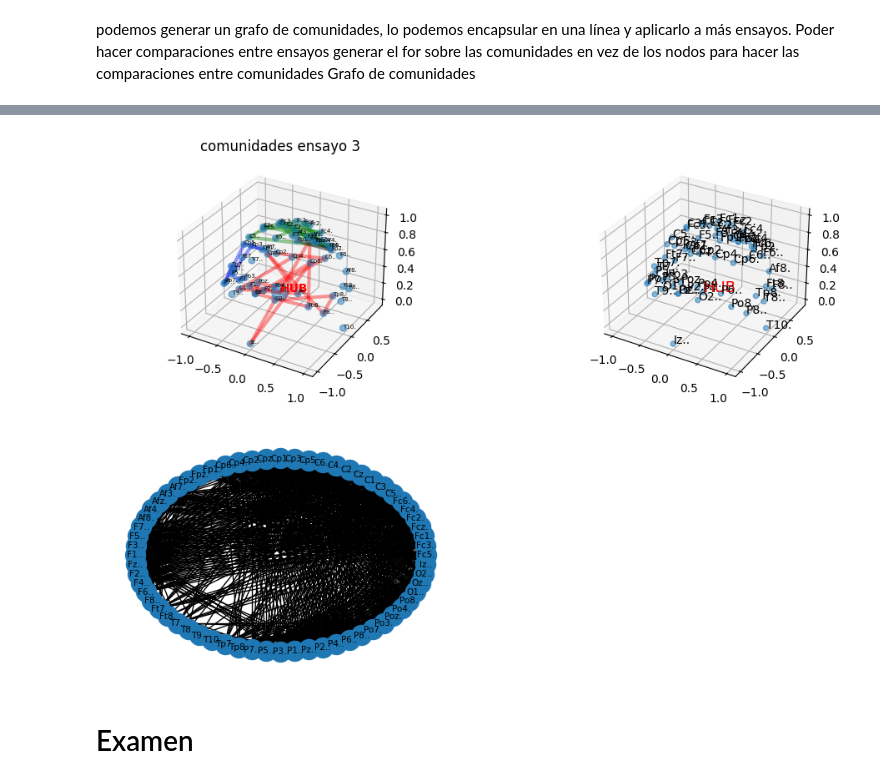
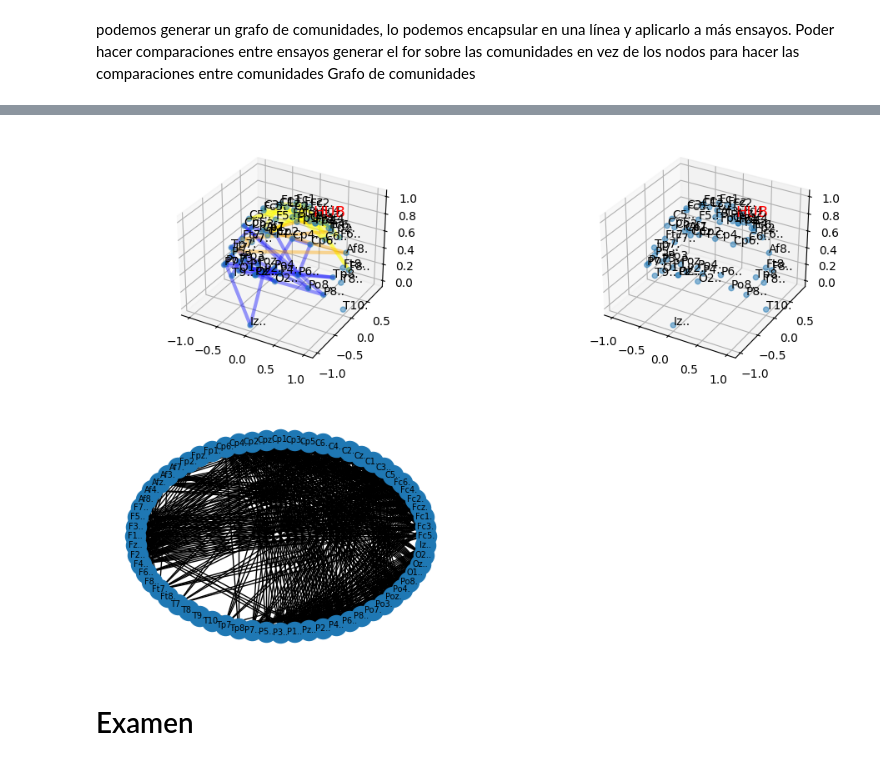
Before and after one commit to Fernando-JAL/Neurociencias-2026-1, a Jupyter notebook: S04_parciales/parcial 3_Mercedes .ipynb, the cells around one changed output, grey strips where cells are left out. Cells and saved outputs as stored; diff of their text form; code cells hidden in the pictures.

```diff
--- a/S04_parciales/parcial 3_Mercedes .ipynb
+++ b/S04_parciales/parcial 3_Mercedes .ipynb
@@ -172,5 +172,5 @@ Métricas de grafo
 Gráfico de comunidades con Hub
 # %%
 # Grafo 2D
-ensayo_grafo = nx.from_pandas_adjacency(resultado_df4)
+ensayo_grafo = nx.from_pandas_adjacency(resultado4_df4)
 nx.draw_circular(ensayo_grafo, with_labels=True, font_size=7)
@@ -219,7 +221,7 @@ eeg_coords = pd.read_csv(coordenadas_csv)
 eeg_coords.set_index("canal", drop=True, inplace=True)
 # %%
 x, y, z = eeg_coords['x'].values, eeg_coords['y'].values, eeg_coords['z'].values
-hub = betwenness_[0]
+hub = betwenness_4[0]
 
 fig = plt.figure(figsize=(4, 4))
 axes = [fig.add_subplot(1, 1, 1, projection='3d')]
@@ -288,12 +290,11 @@ def grafo_comunidades(comunidades, Hub, coords, pos):
             y_ = [coords.loc[n1, "y"], coords.loc[n2, "y"]]
             z_ = [coords.loc[n1, "z"], coords.loc[n2, "z"]]
             pos.plot(x_, y_, z_, linewidth = 3, alpha = 0.4, color = colores[n_comunidad])
-    pos.set_title("comunidades del ensayo 3")
 
 
-hub = betwenness_[0]
+hub = betwenness_3[0]
 
 fig = plt.figure(figsize=(4,4))
 axes = [fig.add_subplot(1, 1, 1, projection = "3d")]
-grafo_comunidades(communities_, hub, eeg_coords, axes[0])
+grafo_comunidades(communities_3, hub, eeg_coords, axes[0])
 # %% [output]
@@ -312,17 +306,0 @@ n1, n2
-# %%
-def grafo_3d(Hub, coords, pos):
-    x, y, z =coords["x"].values, coords["y"].values, coords["z"].values
-
-    nodes_size = [30 if idx != Hub[0] else 200 for idx in coords.index] # cambiar el tamaño del nodo si es el hub
-    pos.scatter(x, y, z, alpha = 0.5)
-
-    for idx, (x_, y_, z_) in enumerate(zip(x, y, z)):
-        pos.text(x_, y_, z_, coords.index[idx], fontsize = 10)
-        if coords.index[idx] == hub[0]:
-            pos.text(x_, y_, z_, "HUB", color = "red", fontsize = 13) # cambiar el color del texto del nodo si es el
-
-hub = betwenness_[0]
-
-fig = plt.figure(figsize=(4,4))
-axes = [fig.add_subplot(1, 1, 1, projection = "3d")]
-grafo_3d(hub, eeg_coords, axes[0])
@@ -331,16 +307,16 @@ grafo_3d(hub, eeg_coords, axes[0])
 # %%
 hub = betwenness_4[0]
 
 fig = plt.figure(figsize=(12, 8))
 axes = [fig.add_subplot(2, 2, 1, projection = "3d"),
        fig.add_subplot(2, 2, 2, projection = "3d"),
        fig.add_subplot(2,2,3)]
 
 grafo_comunidades(communities_4, hub, eeg_coords, axes[0])
 grafo_3d(hub, eeg_coords, axes[1])
-ensayo_grafo = grafo_2d(resultado4_df4, axes[2])
+ensayo_grafo = grafo2D(resultado4_df3, axes[2])
 # %% [output]
-[figure, old version]
+[figure, new version]
 # %% [markdown]
 # Examen
 # %% [markdown]
```
Also changed, not shown: parts of 15 cells of this notebook.
